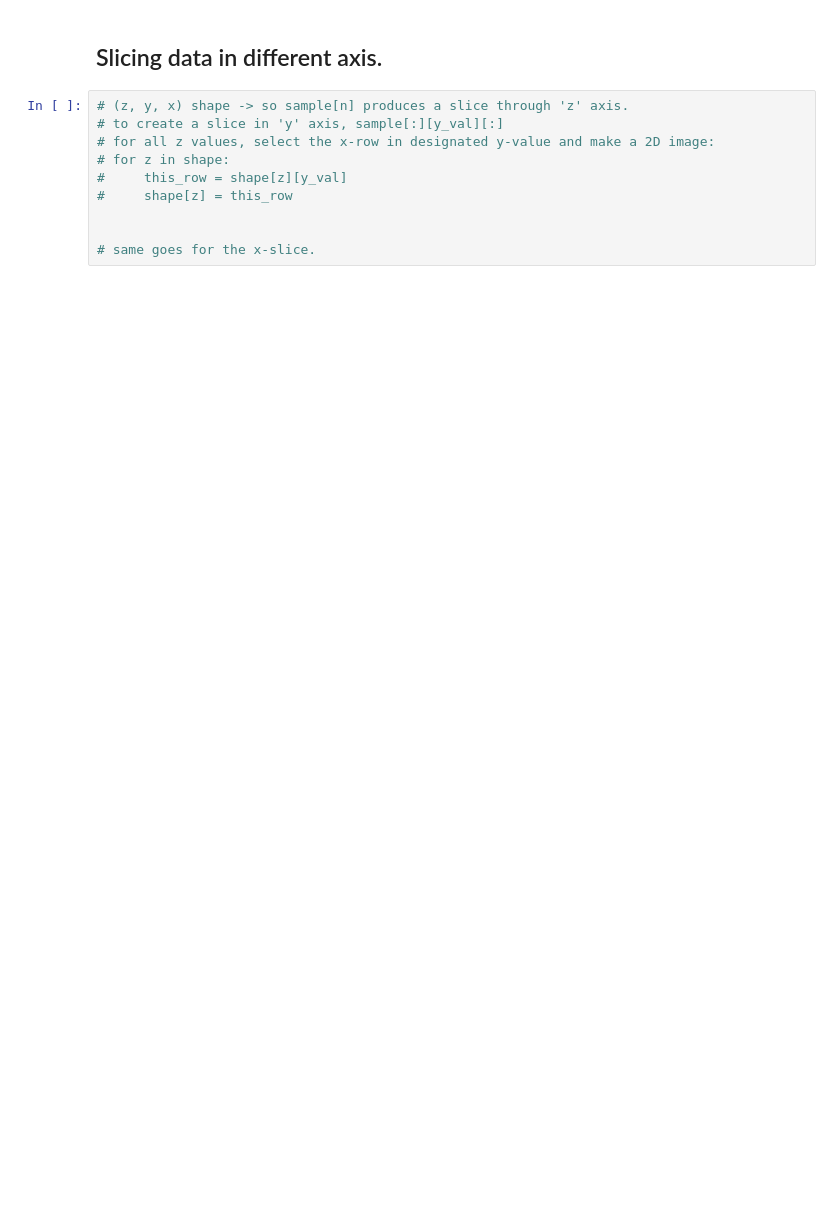
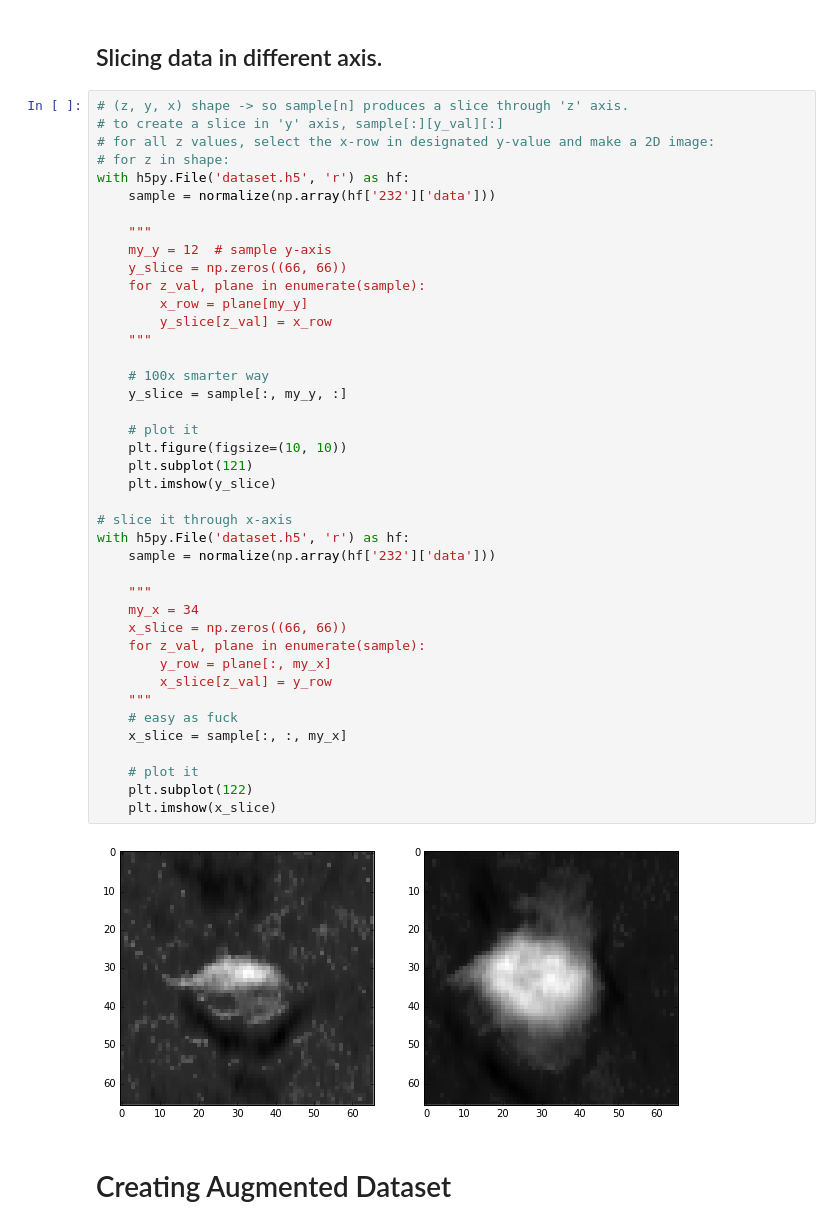
Before and after one commit to dansuh17/bcelltcell, a Jupyter notebook: wbc_test.ipynb, the cells around one changed output. Drawn from its saved outputs; the diff is of its cells as text; blank space fills up the shorter version.

```diff
--- a/wbc_test.ipynb
+++ b/wbc_test.ipynb
@@ -144,12 +131,47 @@ with h5py.File('dataset.h5', 'r') as hf:
 # %% [markdown]
 ## Slicing data in different axis.
-# %%
-# (z, y, x) shape -> so sample[n] produces a slice through 'z' axis.
-# to create a slice in 'y' axis, sample[:][y_val][:]
-# for all z values, select the x-row in designated y-value and make a 2D image:
-# for z in shape:
-#     this_row = shape[z][y_val]
-#     shape[z] = this_row
-
-
-# same goes for the x-slice.
+# %%
+# (z, y, x) shape -> so sample[n] produces a slice through 'z' axis.
+# to create a slice in 'y' axis, sample[:][y_val][:]
+# for all z values, select the x-row in designated y-value and make a 2D image:
+# for z in shape:
+with h5py.File('dataset.h5', 'r') as hf:
+    sample = normalize(np.array(hf['232']['data']))
+
+    """
+    my_y = 12  # sample y-axis
+    y_slice = np.zeros((66, 66))
+    for z_val, plane in enumerate(sample):
+        x_row = plane[my_y]
+        y_slice[z_val] = x_row
+    """
+
+    # 100x smarter way
+    y_slice = sample[:, my_y, :]
+
+    # plot it
+    plt.figure(figsize=(10, 10))
+    plt.subplot(121)
+    plt.imshow(y_slice)
+
+# slice it through x-axis
+with h5py.File('dataset.h5', 'r') as hf:
+    sample = normalize(np.array(hf['232']['data']))
+
+    """
+    my_x = 34
+    x_slice = np.zeros((66, 66))
+    for z_val, plane in enumerate(sample):
+        y_row = plane[:, my_x]
+        x_slice[z_val] = y_row
+    """
+    # easy as fuck
+    x_slice = sample[:, :, my_x]
+
+    # plot it
+    plt.subplot(122)
+    plt.imshow(x_slice)
+# %% [output]
+[figure, added]
+# %% [markdown]
+# Creating Augmented Dataset
```
Also changed, not shown: parts of 8 cells of this notebook.
